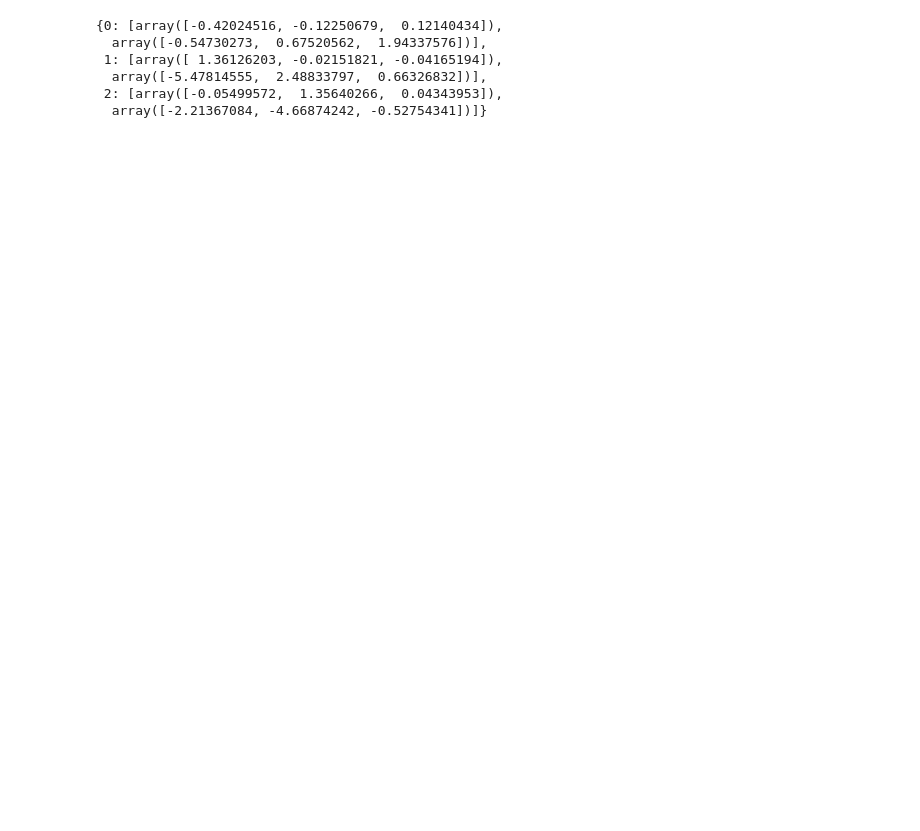
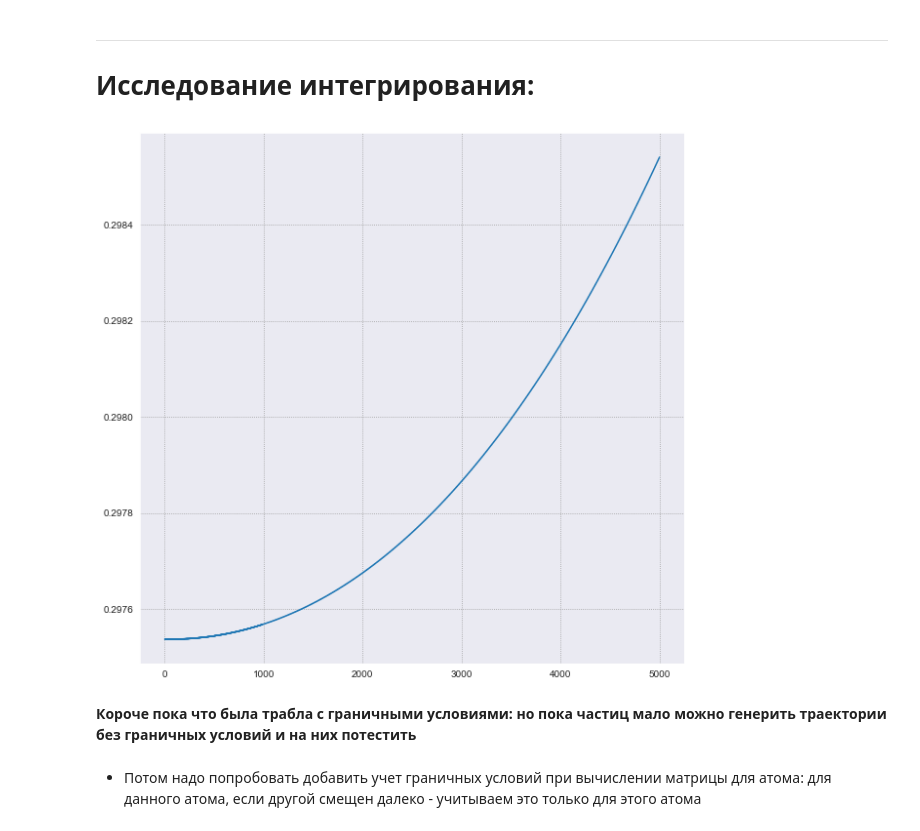
Before and after one commit to Alphonsce/Machine-learning-for-MD-project, a Jupyter notebook: integration.ipynb, the cells around one changed output. Cells and saved outputs as stored; diff of their text form; code cells hidden in the pictures; blank space fills up the shorter version.

Commit message:
energy is saved

```diff
--- a/integration.ipynb
+++ b/integration.ipynb
@@ -340,10 +296 @@ def integration_cycle(state, number_of_steps, csv_path=None, xyz_path=None):
     return state
-# %%
-integration_cycle(state=state, number_of_steps=100)
-# %% [output]
-{0: [array([-0.42024516, -0.12250679,  0.12140434]),
-  array([-0.54730273,  0.67520562,  1.94337576])],
- 1: [array([ 1.36126203, -0.02151821, -0.04165194]),
-  array([-5.47814555,  2.48833797,  0.66326832])],
- 2: [array([-0.05499572,  1.35640266,  0.04343953]),
-  array([-2.21367084, -4.66874242, -0.52754341])]}
@@ -349,0 +308,46 @@ integration_cycle(state=state, number_of_steps=100)
+# %% [markdown]
+---
+# Исследование интегрирования:
+# %%
+@njit
+def pot_energy(r1, r2, boundary_condtitions=True):
+    d = norm(r1 - r2)
+    return -4 * (pow(d, -6) - pow(d, -12))
+
+def plot_energy(path_coords=result_coords_csv, path_vels=result_vels_csv):
+    E = []
+    try:
+        coords = pd.read_csv(path_coords).drop(columns=["t"])
+        vels = pd.read_csv(path_vels).drop(columns=["t"])
+    except:
+        coords = pd.read_csv(path_coords)
+        vels = pd.read_csv(path_vels)
+
+    for row_n in range(len(vels)):  # TODO: ЗДЕСЬ СТОИТ vels ПОТОМУ ЧТО У МЕНЯ ПОКА БАГА И В КООРДС НА ОДНУ СТРОЧКУ БОЛЬШЕ ПОЧЕМУ-ТО...
+        V = 0
+        T = 0
+        for i in range(CFG.N):
+            r_i = np.array(coords.iloc[row_n, (3 * i):(3 * i) + 3])
+
+            for j in range(i + 1, CFG.N):
+                r_j = np.array(coords.iloc[row_n, (3 * j):(3 * j) + 3])
+                # print(r_i, r_j)
+                V += pot_energy(r_i, r_j)
+
+
+        T = ((vels.iloc[row_n]) ** 2).sum() / 2
+        E.append(T + V)
+
+        # print(
+        #     f'{row_n}: K = {T}, V = {V}, E = {T + V}'
+        # )
+
+    plt.figure(figsize=(10, 10))
+    plt.plot(
+        [i for i in range(len(E))], E
+    )
+    # plt.xlabel()
+# %%
+plot_energy()
+# %% [output]
+[figure, added]
@@ -349,0 +366,4 @@ integration_cycle(state=state, number_of_steps=100)
+# %% [markdown]
+**Короче пока что была трабла с граничными условиями: но пока частиц мало можно генерить траектории без граничных условий и на них потестить**
+# %% [markdown]
+- Потом надо попробовать добавить учет граничных условий при вычислении матрицы для атома: для данного атома, если другой смещен далеко - учитываем это только для этого атома
```
Also changed, not shown: parts of 15 cells of this notebook, 21 other files.
